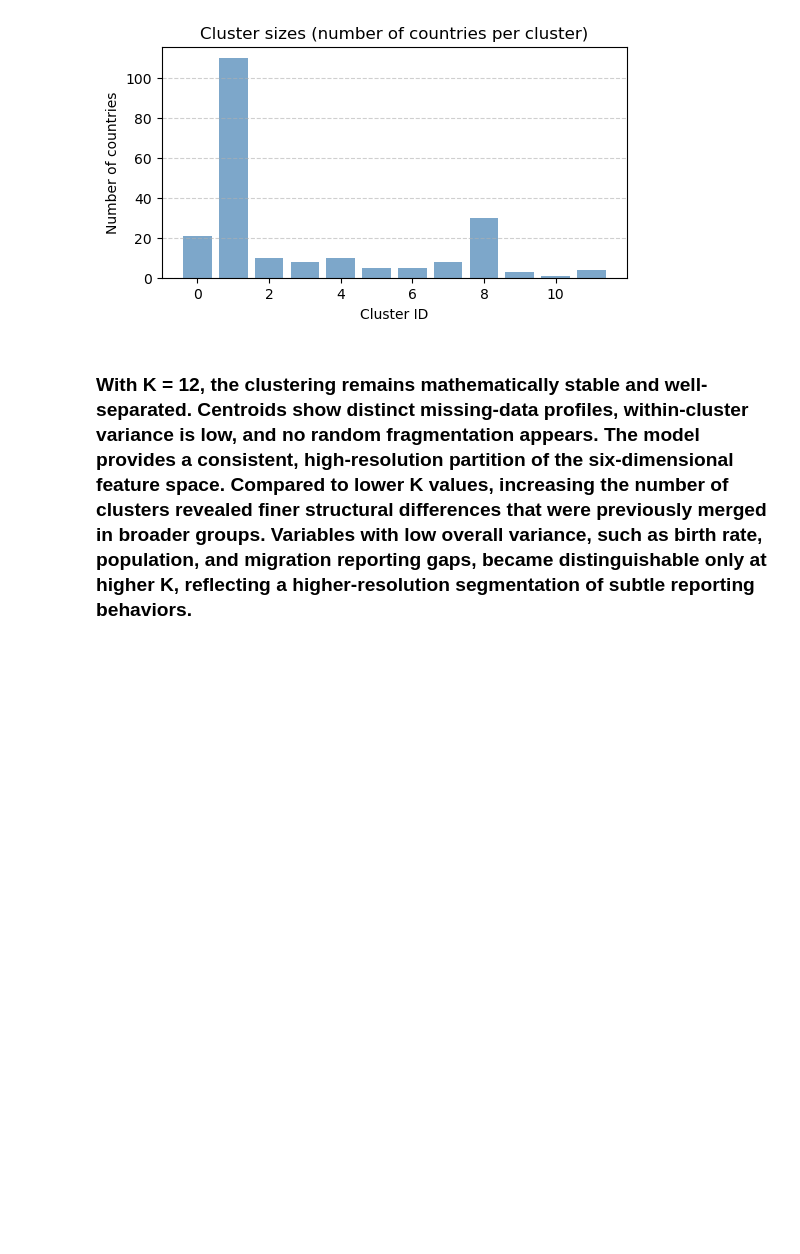
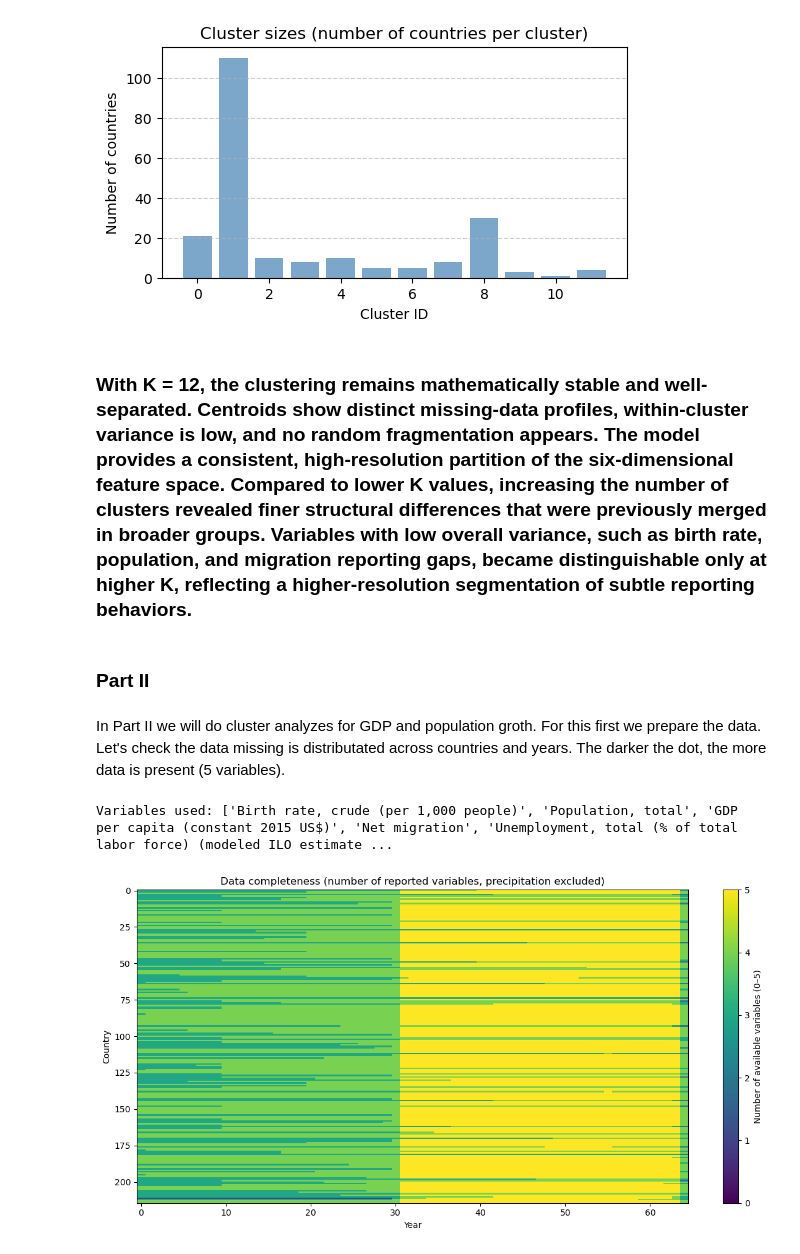
Before and after one commit to AndrasHege/MatMod_HA, a Jupyter notebook: Mathmod_HA.ipynb, the cells around one changed output. Drawn from its saved outputs; the diff is of its cells as text; code cells hidden in the pictures; blank space fills up the shorter version.

Commit message:
Add files via upload
Data inputation ready. Preparation for clustering.

```diff
--- a/Mathmod_HA.ipynb
+++ b/Mathmod_HA.ipynb
@@ -1063,3 +1061,52 @@ plt.show()
 [figure]
 # %% [markdown]
 ### With K = 12, the clustering remains mathematically stable and well-separated. Centroids show distinct missing-data profiles, within-cluster variance is low, and no random fragmentation appears. The model provides a consistent, high-resolution partition of the six-dimensional feature space. Compared to lower K values, increasing the number of clusters revealed finer structural differences that were previously merged in broader groups. Variables with low overall variance, such as birth rate, population, and migration reporting gaps, became distinguishable only at higher K, reflecting a higher-resolution segmentation of subtle reporting behaviors.
+# %% [markdown]
+### Part II
+# %% [markdown]
+In Part II we will do cluster analyzes for GDP and population groth. For this first we prepare the data.
+Let's check the data missing is distributated across countries and years. The darker the dot, the more data is present (5 variables).
+# %%
+import numpy as np
+import matplotlib.pyplot as plt
+
+country_col = "Country Name"
+
+# --- select variables excluding precipitation ---
+vars5 = [v for v in variables if "precip" not in v.lower()]
+print("Variables used:", vars5)
+
+# --- build country–year table with completeness as an INTEGER (0–5) ---
+df_plot = df_wide[[country_col, "Year"] + vars5].copy()
+df_plot["completeness"] = df_plot[vars5].notna().sum(axis=1)
+
+pivot = df_plot.pivot_table(
+    index=country_col,
+    columns="Year",
+    values="completeness",
+    aggfunc="mean"
+).sort_index(axis=1)
+
+Z = pivot.values  # 0..5
+
+plt.figure(figsize=(12, 6))
+im = plt.imshow(
+    Z,
+    aspect="auto",
+    interpolation="nearest",
+    vmin=0,
+    vmax=len(vars5)
+)
+
+cbar = plt.colorbar(im)
+cbar.set_label("Number of available variables (0–5)")
+cbar.set_ticks(range(0, len(vars5) + 1))
+
+plt.xlabel("Year")
+plt.ylabel("Country")
+plt.title("Data completeness (number of reported variables, precipitation excluded)")
+plt.tight_layout()
+plt.show()
+# %% [output]
+Variables used: ['Birth rate, crude (per 1,000 people)', 'Population, total', 'GDP per capita (constant 2015 US$)', 'Net migration', 'Unemployment, total (% of total labor force) (modeled ILO estimate ...
+[figure, added]
```
Also changed, not shown: parts of 43 cells of this notebook.
